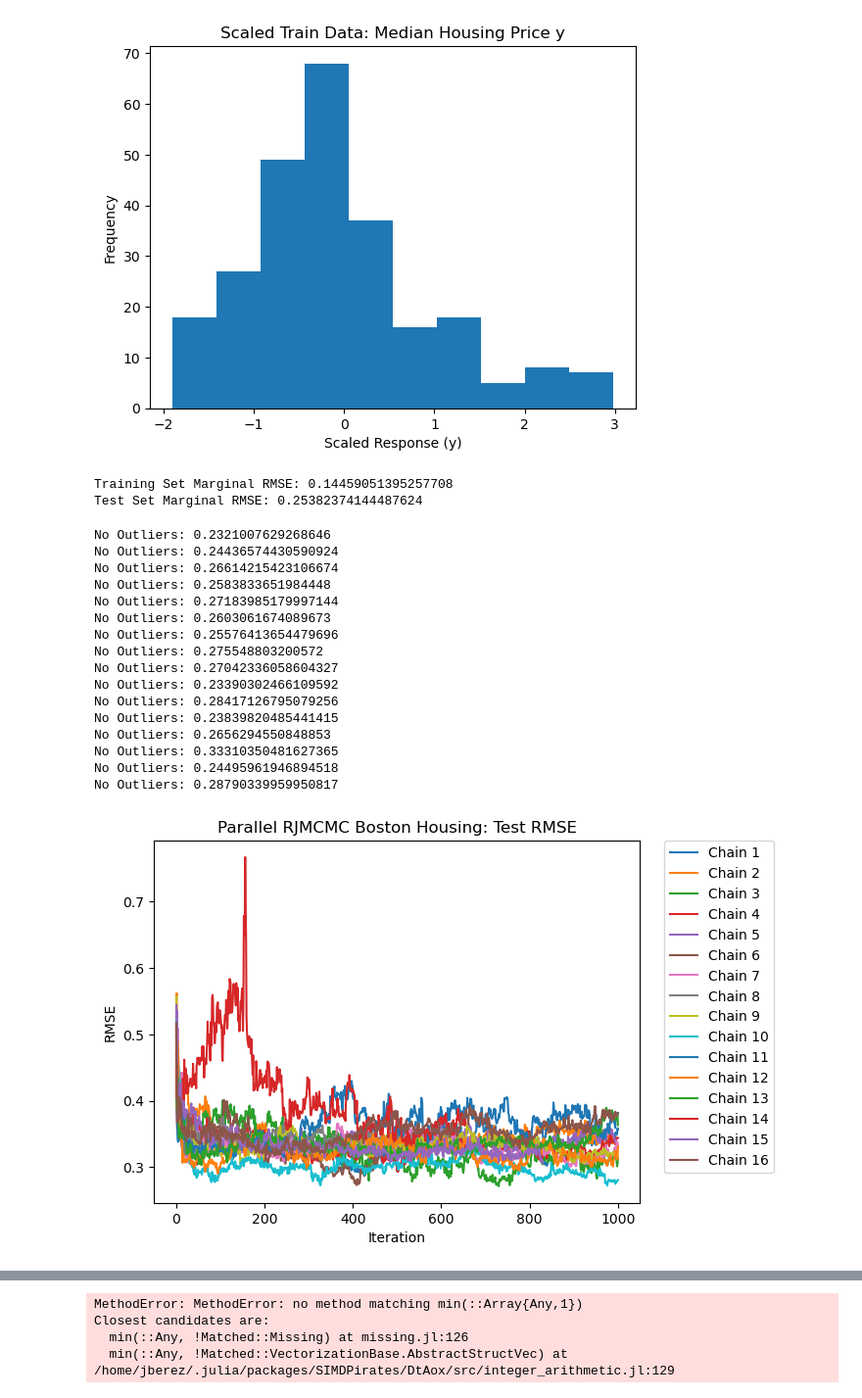
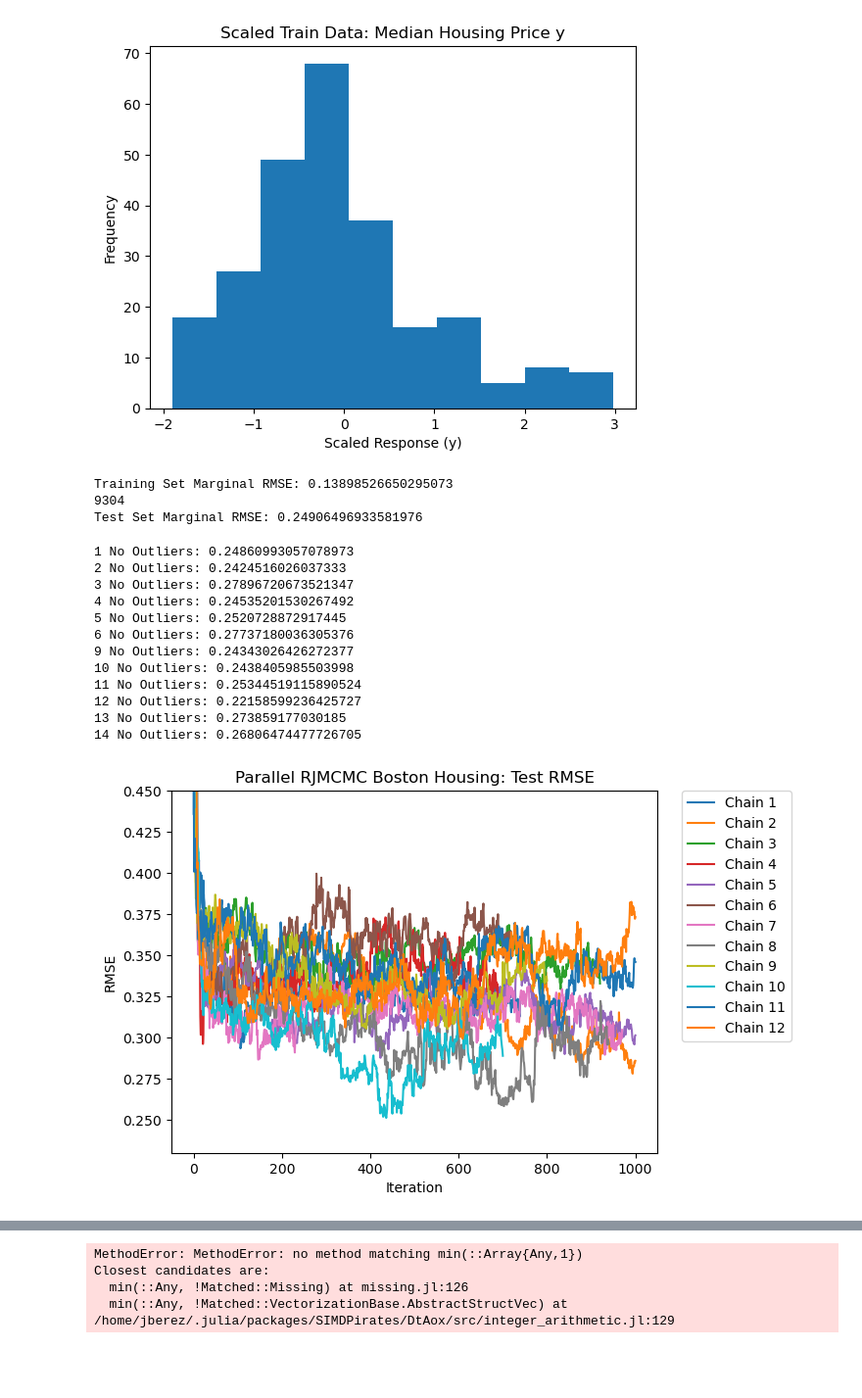
Before and after one commit to jberezow/BostonHousing, a Jupyter notebook: Thesis-LoadTraces.ipynb, the cells around one changed output, grey strips where cells are left out. Shown at 98% size. Cells and saved outputs as stored; diff of their text form; code cells hidden in the pictures; blank space fills up the shorter version.

```diff
--- a/Thesis-LoadTraces.ipynb
+++ b/Thesis-LoadTraces.ipynb
@@ -163,14 +163,17 @@ obs_master = choicemap()::ChoiceMap
 obs_master[:y] = y_train
 obs = obs_master;
 # %%
+#folder = "/Data/BostonLong/"
+folder = "/Data/BostonEight/"
 traces = []
-folder = "/Data/BostonLong/"
-#tests = [1,3,5,6,8,9,10,11,12,13,15,16]
 tests = [i for i=1:16]
-filename_pre = "trace"
+#filename_pre = "trace"
+filename_pre = "B8trace"
 filename_end = "output.jld"
 
-for i=1:16
+good_traces = [1,2,3,4,5,6,9,10,11,12,13,14]
+
+for i in good_traces
     current_file = join([pwd(),folder,filename_pre,"$(tests[i])", filename_end])
     current_traces = deserialize(current_file)
     push!(traces,current_traces)
@@ -274,7 +273,7 @@ plt.ylabel("Frequency");
 
 #Marginalize RMSE
 
-j = 200
+j = 100
 
 y_marginal = zeros(length(y_train))
 number_traces = 0
@@ -312,12 +311,14 @@ for i=1:chains
 end
 y_marginal = y_marginal ./ number_traces
 mse = mse_scaled(y_marginal, y_new)
+println(number_traces)
 #println(total_mse / number_traces)
 
 println("Test Set Marginal RMSE: $mse")
 # %% [output]
-Training Set Marginal RMSE: 0.14459051395257708
-Test Set Marginal RMSE: 0.25382374144487624
+Training Set Marginal RMSE: 0.13898526650295073
+9304
+Test Set Marginal RMSE: 0.24906496933581976
 # %%
 #Outlier Free RMSE per Chain
 j=1
@@ -332,44 +333,40 @@ for i=1:chains
     end
     y_marginal = y_marginal ./(length(traces2)-(j-1))
     mse = mse_scaled(y_marginal, y_new)
-    println("No Outliers: $mse")
+    println("$(good_traces[i]) No Outliers: $mse")
 end
 # %% [output]
-No Outliers: 0.2321007629268646
-No Outliers: 0.24436574430590924
-No Outliers: 0.26614215423106674
-No Outliers: 0.2583833651984448
-No Outliers: 0.27183985179997144
-No Outliers: 0.2603061674089673
-No Outliers: 0.25576413654479696
-No Outliers: 0.275548803200572
-No Outliers: 0.27042336058604327
-No Outliers: 0.23390302466109592
-No Outliers: 0.28417126795079256
-No Outliers: 0.23839820485441415
-No Outliers: 0.2656294550848853
-No Outliers: 0.33310350481627365
-No Outliers: 0.24495961946894518
-No Outliers: 0.28790339959950817
+1 No Outliers: 0.24860993057078973
+2 No Outliers: 0.2424516026037333
+3 No Outliers: 0.27896720673521347
+4 No Outliers: 0.24535201530267492
+5 No Outliers: 0.2520728872917445
+6 No Outliers: 0.27737180036305376
+9 No Outliers: 0.24343026426272377
+10 No Outliers: 0.2438405985503998
+11 No Outliers: 0.25344519115890524
+12 No Outliers: 0.22158599236425727
+13 No Outliers: 0.273859177030185
+14 No Outliers: 0.26806474477726705
 # %%
 #Plot Test RMSE for Each Chain
 
 for i=1:chains
     rmses = zeros(length(traces[i]))
     for j=1:length(traces[i])
         trace = traces[i][j]
         pred_y = transpose(G(x_test,trace))[:,1]
         rmses[j] = mse_scaled(pred_y,y_test)
     end
     plot(rmses,label="Chain $i")
 end
 plt.title("Parallel RJMCMC Boston Housing: Test RMSE")
 plt.xlabel("Iteration")
 plt.ylabel("RMSE")
-#plt.ylim(0.27,0.4)
+plt.ylim(0.23,0.45)
 legend(bbox_to_anchor=[1.05,1],loc=2,borderaxespad=0);
 # %% [output]
-[figure, old version]
+[figure, new version]
 # %%
 #Marginalize RMSE
 
```
Also changed, not shown: parts of 14 cells of this notebook, 39 other files.
